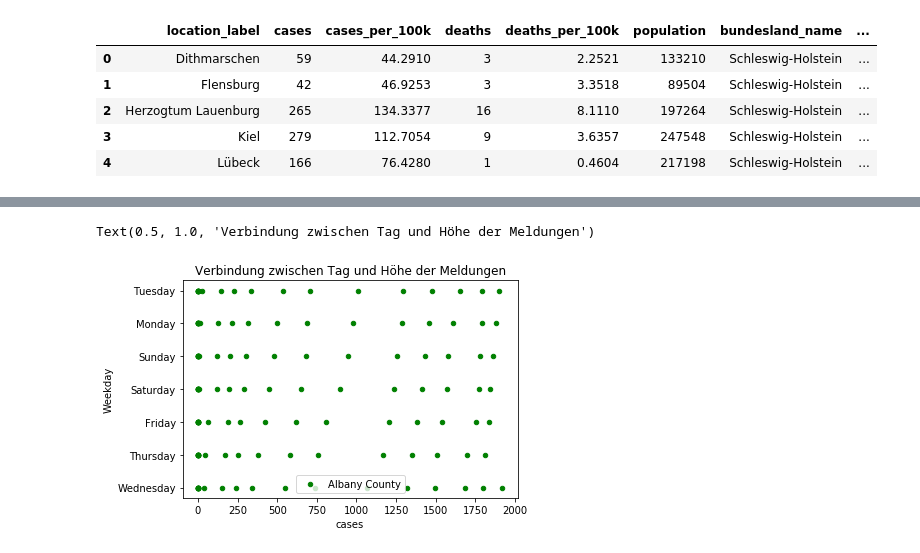
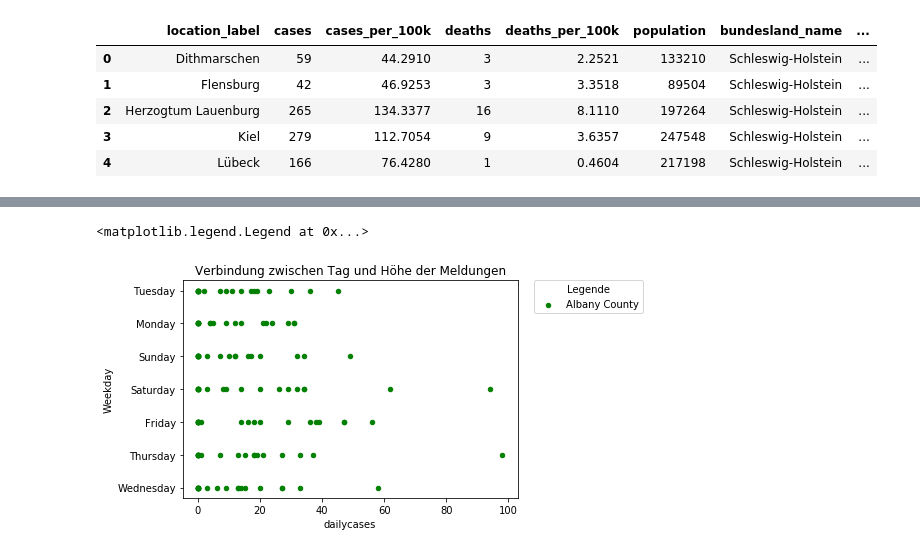
Before and after one commit to Jubo30/Data-Science-Project, a Jupyter notebook: Täglicher Zuwachs Deutschland.ipynb, the cells around one changed output, grey strips where cells are left out. Drawn from its saved outputs; the diff is of its cells as text; code cells hidden in the pictures.

```diff
--- a/Täglicher Zuwachs Deutschland.ipynb
+++ b/Täglicher Zuwachs Deutschland.ipynb
@@ -324,7 +326,6 @@ countyAC = countyAC.T
 countyAC['date'] = countyAC.index
 countyAC['County_name'] = 'Albany County'
 countyAC['State'] = 'NY'
-countyAC['kumcases'] = countyAC[1863].cumsum()
 countyAC['cases'] = countyAC[1863]
 countyAC['date'] = pd.to_datetime(countyAC['date'], format='%m/%d/%y')
 countyAC
@@ -388,0 +350,6 @@ Essen
+# %%
+countyAC['dailycases'] = countyAC['cases'].diff()
+countyAC['dailycases'][countyAC['dailycases'] < 0] = 0
+countyAC.loc['1/22/20','dailycases'] = countyAC.loc['1/22/20', 'cases']
+countyAC['kumcases'] = countyAC['dailycases'].cumsum()
+countyAC
@@ -459,5 +523,6 @@ Text(0.5, 1.0, 'Verbindung zwischen Tag und Höhe der Meldungen')
 # %%
 ax = plt.gca()
-countyAC.plot(kind='scatter', x = 'cases', y= 'Weekday', ax=ax, label="Albany County", color = 'green')
+countyAC.plot(kind='scatter', x = 'dailycases', y= 'Weekday', ax=ax, label="Albany County", color = 'green')
 ax.set_title('Verbindung zwischen Tag und Höhe der Meldungen')
+ax.legend(bbox_to_anchor=(1.05, 1), loc=2, borderaxespad=0., title="Legende")
 # %% [output]
@@ -466,2 +531,2 @@ ax.set_title('Verbindung zwischen Tag und Höhe der Meldungen')
-Text(0.5, 1.0, 'Verbindung zwischen Tag und Höhe der Meldungen')
+<matplotlib.legend.Legend at 0x...>
-[figure, old version]
+[figure, new version]
```
Also changed, not shown: parts of 18 cells of this notebook.
